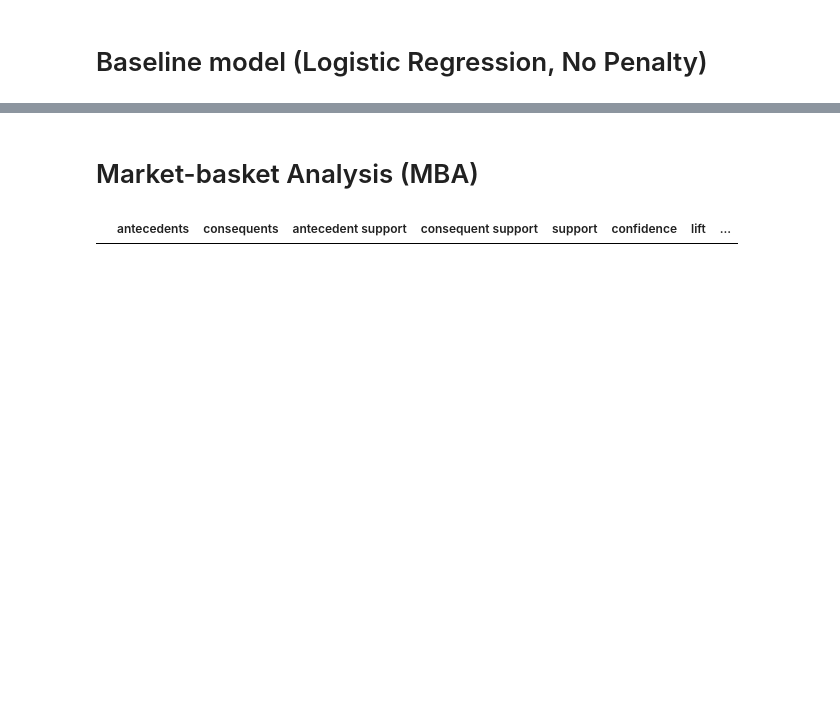
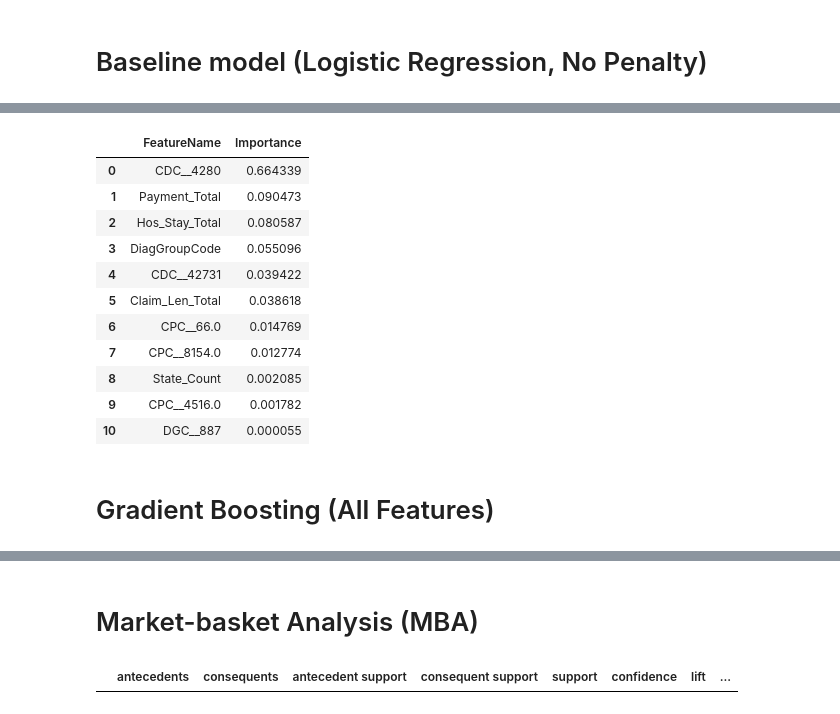
Before and after one commit to SubornaN/Health_Care_Fraud_Detection, a Jupyter notebook: Fraud_Detection_EDA_4.ipynb, the cells around one changed output, grey strips where cells are left out. Saved outputs shown, nothing was run; the diff lists cells and outputs as text; code cells hidden in the pictures; blank space fills up the shorter version.

```diff
--- a/Fraud_Detection_EDA_4.ipynb
+++ b/Fraud_Detection_EDA_4.ipynb
@@ -512,0 +535,27 @@ Features.sort_values(ascending = False, by = 'Coefficients')
+# %%
+gbm = GradientBoostingClassifier(random_state = 42) # creating an instance of the Class, GB does not need class weight
+
+X = Train_set[['CDC__4280', 'Payment_Total', 'Hos_Stay_Total', 'Claim_Len_Total',
+       'DiagGroupCode', 'CPC__66.0', 'State_Count', 'CPC__8154.0', 'DGC__887',
+       'CPC__4516.0', 'CDC__42731']]
+
+y = Train_set['PotentialFraud']
+
+X_train, X_test, y_train, y_test = train_test_split(X, y, random_state = 42, shuffle = True, test_size = 0.3)
+
+X_train = preprocessing.scale(X_train) # scaling the X variables
+X_test = preprocessing.scale(X_test) # scaling the X variables
+
+#########################################################
+
+params = [{
+    "learning_rate": [0.01],
+    "n_estimators": range(500, 2000, 500),
+    "max_depth": range(1, 5),
+    "max_features": range(1, 6),  #  sqrt(number of samples)
+    "min_impurity_decrease": [0.01],
+    "min_samples_split": range(2, 6), # having 1 does not make sense, so min starts from 2
+    "random_state": [42] }]
+
+gs_gbm = GridSearchCV(gbm, params, cv = 3, scoring = 'accuracy')
+%time gs_gbm.fit(X_train, y_train)
@@ -512,0 +603,4 @@ Features.sort_values(ascending = False, by = 'Coefficients')
+# %%
+gbm.set_params(learning_rate = 0.01, max_depth = 1, max_features = 2, min_impurity_decrease = 0.01, min_samples_split = 2, n_estimators = 1500, random_state = 42)
+gbm.fit(X_train, y_train)
+y_pred = gbm.predict(X_test)
@@ -512,0 +670,18 @@ Features.sort_values(ascending = False, by = 'Coefficients')
+# %%
+Feature_importance = pd.DataFrame(sorted(zip(X.columns, gbm.feature_importances_), key=lambda t:t[1], reverse=True), columns = ['FeatureName',  'Importance'])
+Feature_importance.loc[Feature_importance.Importance > 0.009]
+# %% [output]
+|  | FeatureName | Importance |
+| 0 | CDC__4280 | 0.664339 |
+| 1 | Payment_Total | 0.090473 |
+| 2 | Hos_Stay_Total | 0.080587 |
+| 3 | DiagGroupCode | 0.055096 |
+| 4 | CDC__42731 | 0.039422 |
+| 5 | Claim_Len_Total | 0.038618 |
+| 6 | CPC__66.0 | 0.014769 |
+| 7 | CPC__8154.0 | 0.012774 |
+| 8 | State_Count | 0.002085 |
+| 9 | CPC__4516.0 | 0.001782 |
+| 10 | DGC__887 | 0.000055 |
+# %% [markdown]
+# Gradient Boosting (All Features)
```
Also changed, not shown: parts of 91 cells of this notebook.
